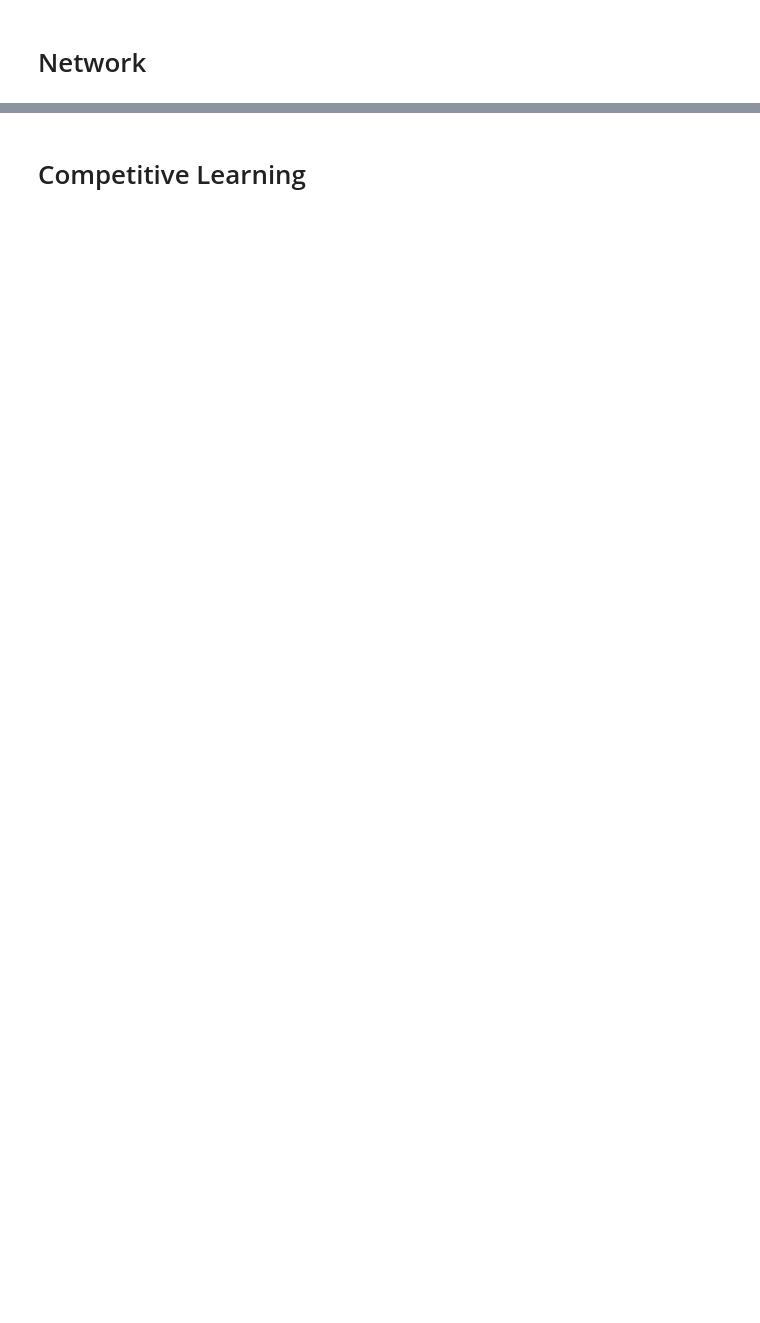
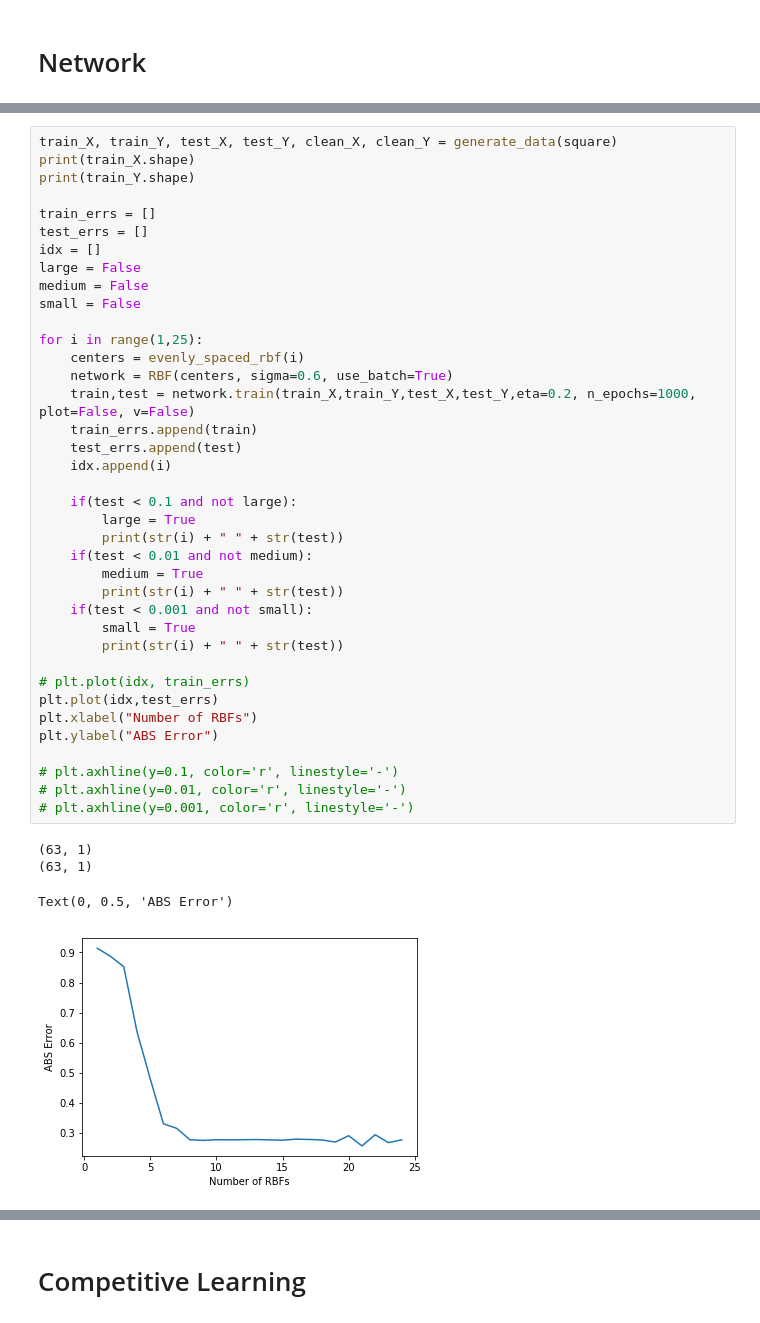
Before and after one commit to griiak/ANN-Assignment1-GS, a Jupyter notebook: A2/part1.ipynb, the cells around one changed output, grey strips where cells are left out. Saved outputs shown, nothing was run; the diff lists cells and outputs as text; blank space fills up the shorter version.

```diff
--- a/A2/part1.ipynb
+++ b/A2/part1.ipynb
@@ -177,0 +296,43 @@ ABS Error: 0.022582819906908184
+# %%
+train_X, train_Y, test_X, test_Y, clean_X, clean_Y = generate_data(square)
+print(train_X.shape)
+print(train_Y.shape)
+
+train_errs = []
+test_errs = []
+idx = []
+large = False
+medium = False
+small = False
+
+for i in range(1,25):
+    centers = evenly_spaced_rbf(i)
+    network = RBF(centers, sigma=0.6, use_batch=True)
+    train,test = network.train(train_X,train_Y,test_X,test_Y,eta=0.2, n_epochs=1000, plot=False, v=False)
+    train_errs.append(train)
+    test_errs.append(test)
+    idx.append(i)
+
+    if(test < 0.1 and not large):
+        large = True
+        print(str(i) + " " + str(test))
+    if(test < 0.01 and not medium):
+        medium = True
+        print(str(i) + " " + str(test))
+    if(test < 0.001 and not small):
+        small = True
+        print(str(i) + " " + str(test))
+
+# plt.plot(idx, train_errs)
+plt.plot(idx,test_errs)
+plt.xlabel("Number of RBFs")
+plt.ylabel("ABS Error")
+
+# plt.axhline(y=0.1, color='r', linestyle='-')
+# plt.axhline(y=0.01, color='r', linestyle='-')
+# plt.axhline(y=0.001, color='r', linestyle='-')
+# %% [output]
+(63, 1)
+(63, 1)
+Text(0, 0.5, 'ABS Error')
+[figure, added]
```
Also changed, not shown: parts of 15 cells of this notebook.
